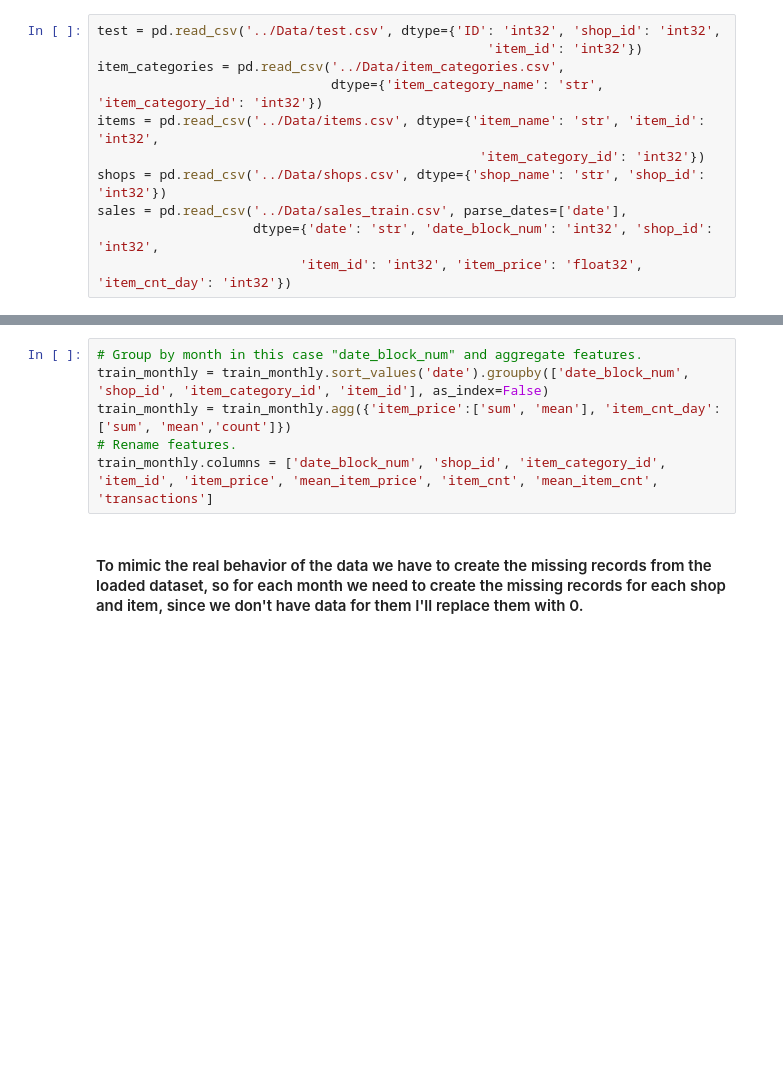
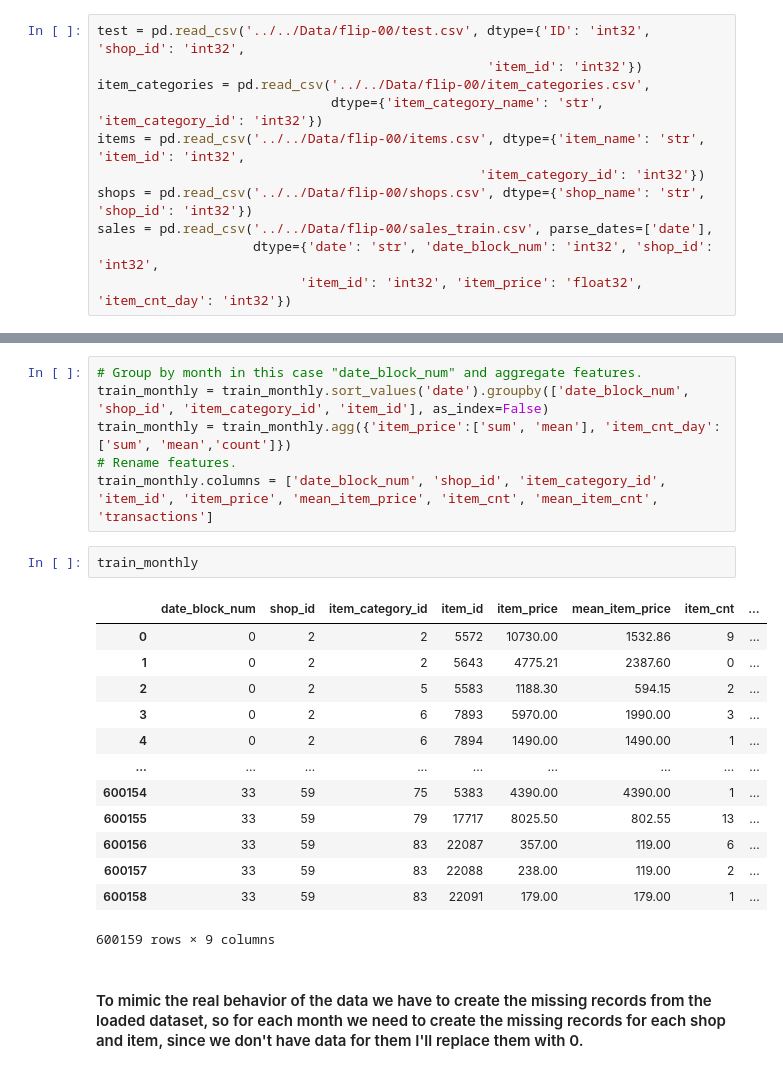
Before and after one commit to WhiteByeBye/tuliplab-flip, a Jupyter notebook: Code/flip-00/model-stacking-feature-engineering-and-eda.ipynb, the cells around one changed output, grey strips where cells are left out. Drawn from its saved outputs; the diff is of its cells as text; blank space fills up the shorter version.

```diff
--- a/Code/flip-00/model-stacking-feature-engineering-and-eda.ipynb
+++ b/Code/flip-00/model-stacking-feature-engineering-and-eda.ipynb
@@ -55,14 +55,14 @@ Using TensorFlow backend.
 # %% [markdown]
 ### Loading data
 # %%
-test = pd.read_csv('../Data/test.csv', dtype={'ID': 'int32', 'shop_id': 'int32',
+test = pd.read_csv('../../Data/flip-00/test.csv', dtype={'ID': 'int32', 'shop_id': 'int32',
                                                   'item_id': 'int32'})
-item_categories = pd.read_csv('../Data/item_categories.csv',
+item_categories = pd.read_csv('../../Data/flip-00/item_categories.csv',
                               dtype={'item_category_name': 'str', 'item_category_id': 'int32'})
-items = pd.read_csv('../Data/items.csv', dtype={'item_name': 'str', 'item_id': 'int32',
+items = pd.read_csv('../../Data/flip-00/items.csv', dtype={'item_name': 'str', 'item_id': 'int32',
                                                  'item_category_id': 'int32'})
-shops = pd.read_csv('../Data/shops.csv', dtype={'shop_name': 'str', 'shop_id': 'int32'})
-sales = pd.read_csv('../Data/sales_train.csv', parse_dates=['date'],
+shops = pd.read_csv('../../Data/flip-00/shops.csv', dtype={'shop_name': 'str', 'shop_id': 'int32'})
+sales = pd.read_csv('../../Data/flip-00/sales_train.csv', parse_dates=['date'],
                     dtype={'date': 'str', 'date_block_num': 'int32', 'shop_id': 'int32',
                           'item_id': 'int32', 'item_price': 'float32', 'item_cnt_day': 'int32'})
 # %% [markdown]
@@ -147,6 +147,22 @@ train_monthly = train_monthly.sort_values('date').groupby(['date_block_num', 'sh
 train_monthly = train_monthly.agg({'item_price':['sum', 'mean'], 'item_cnt_day':['sum', 'mean','count']})
 # Rename features.
 train_monthly.columns = ['date_block_num', 'shop_id', 'item_category_id', 'item_id', 'item_price', 'mean_item_price', 'item_cnt', 'mean_item_cnt', 'transactions']
+# %%
+train_monthly
+# %% [output]
+|  | date_block_num | shop_id | item_category_id | item_id | item_price | mean_item_price | item_cnt | ... |
+| 0 | 0 | 2 | 2 | 5572 | 10730.00 | 1532.86 | 9 | ... |
+| 1 | 0 | 2 | 2 | 5643 | 4775.21 | 2387.60 | 0 | ... |
+| 2 | 0 | 2 | 5 | 5583 | 1188.30 | 594.15 | 2 | ... |
+| 3 | 0 | 2 | 6 | 7893 | 5970.00 | 1990.00 | 3 | ... |
+| 4 | 0 | 2 | 6 | 7894 | 1490.00 | 1490.00 | 1 | ... |
+| ... | ... | ... | ... | ... | ... | ... | ... | ... |
+| 600154 | 33 | 59 | 75 | 5383 | 4390.00 | 4390.00 | 1 | ... |
+| 600155 | 33 | 59 | 79 | 17717 | 8025.50 | 802.55 | 13 | ... |
+| 600156 | 33 | 59 | 83 | 22087 | 357.00 | 119.00 | 6 | ... |
+| 600157 | 33 | 59 | 83 | 22088 | 238.00 | 119.00 | 2 | ... |
+| 600158 | 33 | 59 | 83 | 22091 | 179.00 | 179.00 | 1 | ... |
+600159 rows × 9 columns
 # %% [markdown]
 #### To mimic the real behavior of the data we have to create the missing records from the loaded dataset, so for each month we need to create the missing records for each shop and item, since we don't have data for them I'll replace them with 0.
 # %%
```
Also changed, not shown: parts of 16 cells of this notebook, 13 other files.
